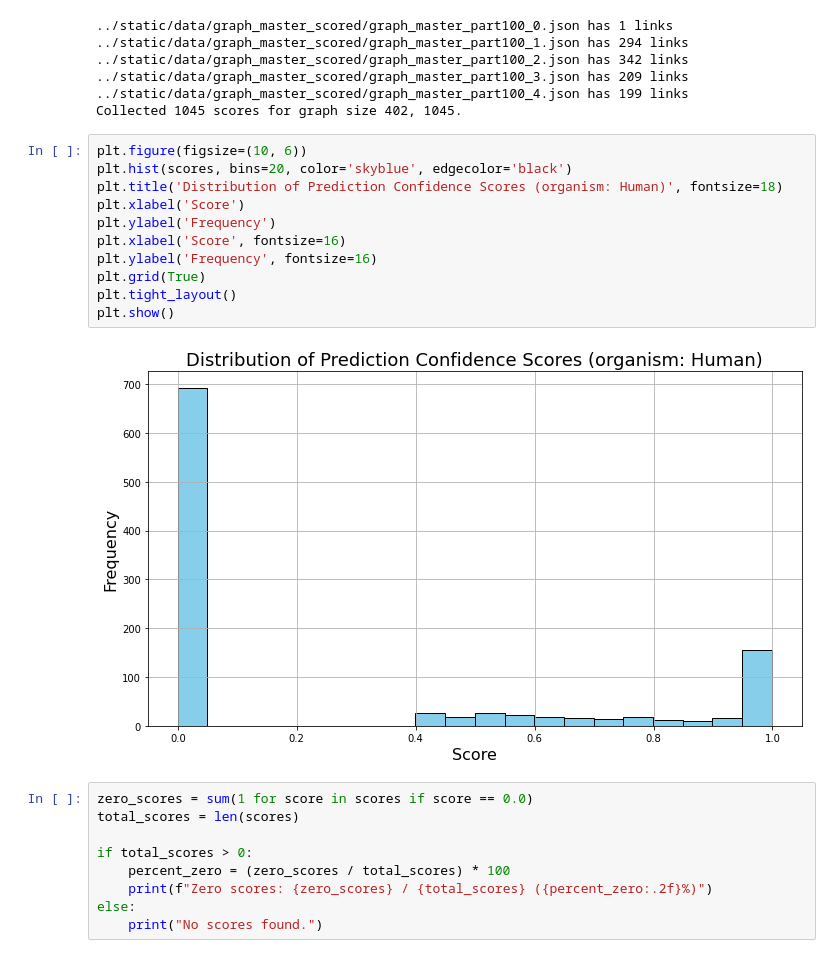
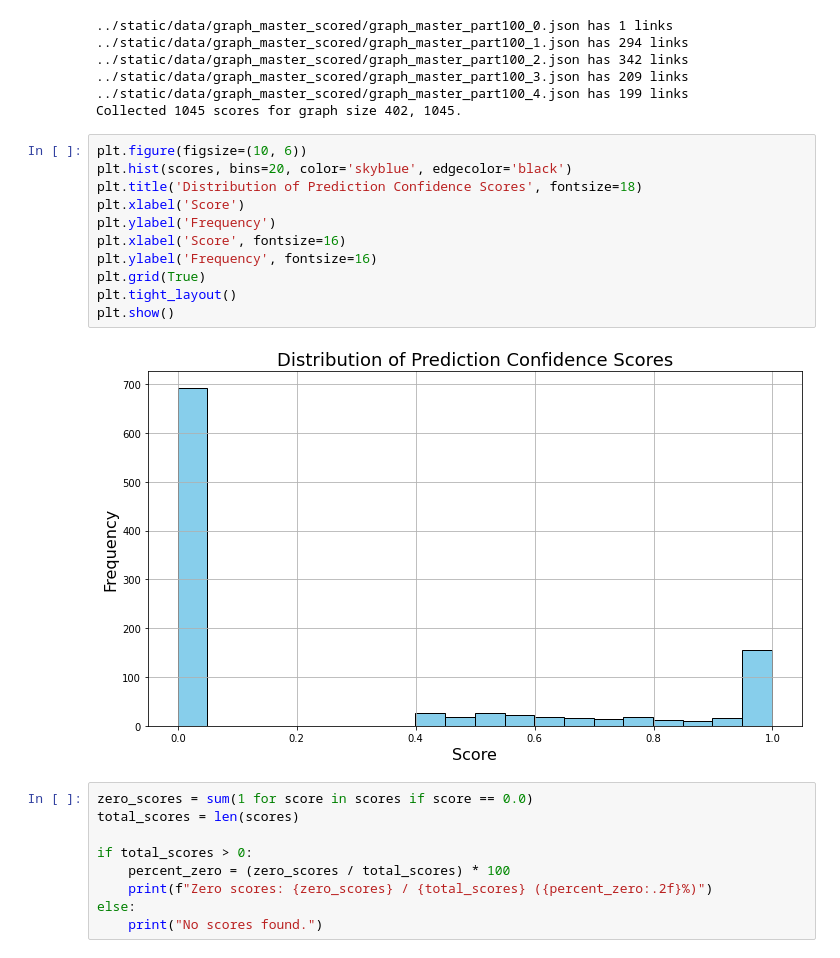
Before and after one commit to allisonaustin/llm-protein-graph-vis, a Jupyter notebook: src/visg/scripts/score_analysis.ipynb, the cells around one changed output. Saved outputs shown, nothing was run; the diff lists cells and outputs as text.

```diff
--- a/src/visg/scripts/score_analysis.ipynb
+++ b/src/visg/scripts/score_analysis.ipynb
@@ -183,16 +183,16 @@ Collected 1045 scores for graph size 402, 1045.
 # %%
 plt.figure(figsize=(10, 6))
 plt.hist(scores, bins=20, color='skyblue', edgecolor='black')
-plt.title('Distribution of Prediction Confidence Scores (organism: Human)', fontsize=18)
+plt.title('Distribution of Prediction Confidence Scores', fontsize=18)
 plt.xlabel('Score')
 plt.ylabel('Frequency')
 plt.xlabel('Score', fontsize=16)
 plt.ylabel('Frequency', fontsize=16)
 plt.grid(True)
 plt.tight_layout()
 plt.show()
 # %% [output]
-[figure, old version]
+[figure, new version]
 # %%
 zero_scores = sum(1 for score in scores if score == 0.0)
 total_scores = len(scores)
```
Also changed, not shown: 1 other file.
